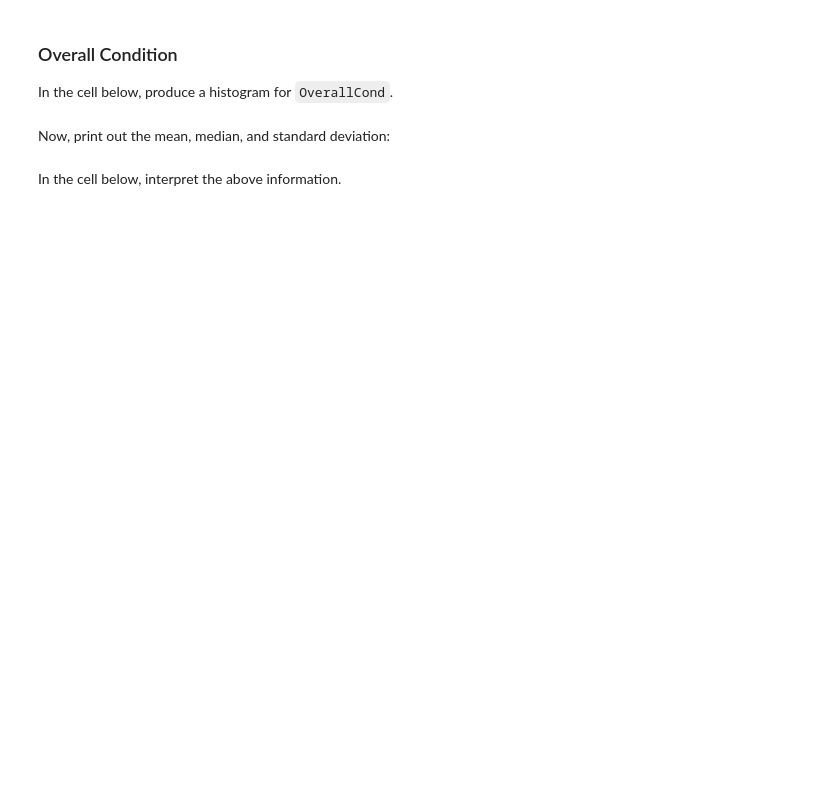
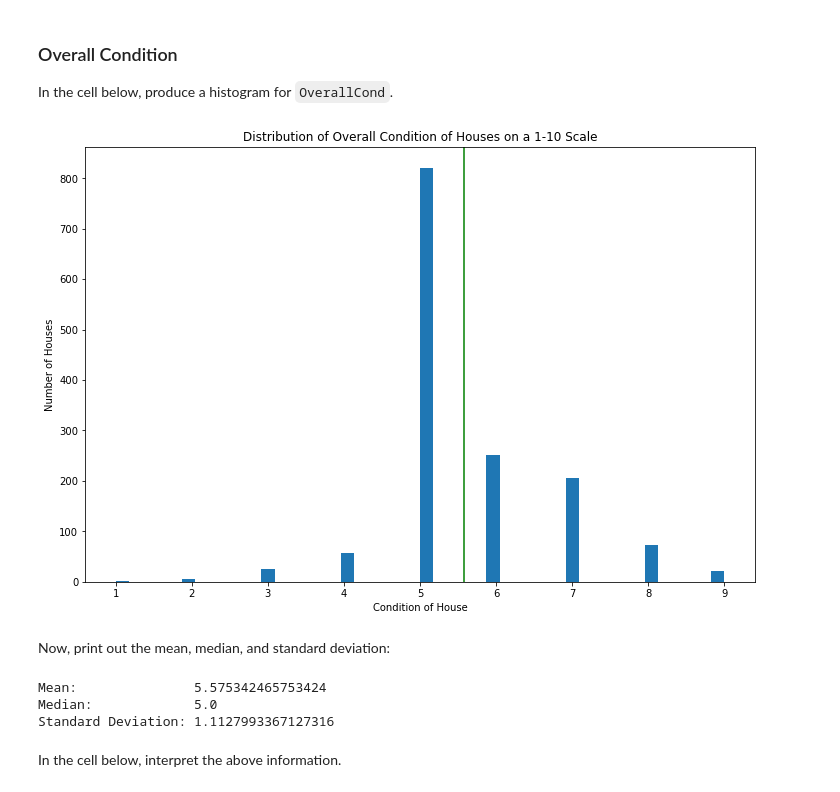
Before and after one commit to KariukiBrian/dsc-pandas-eda-lab, a Jupyter notebook: index.ipynb, the cells around one changed output. Saved outputs shown, nothing was run; the diff lists cells and outputs as text; code cells hidden in the pictures; blank space fills up the shorter version.

```diff
--- a/index.ipynb
+++ b/index.ipynb
@@ -241,2 +269,16 @@ In the cell below, produce a histogram for `OverallCond`.
+# %%
+# Your code here
+
+# We are again reusing the same function
+
+plot_hist(
+    df,
+    "OverallCond",
+    "Distribution of Overall Condition of Houses on a 1-10 Scale",
+    "Condition of House",
+    "Number of Houses"
+)
+# %% [output]
+[figure, added]
 # %% [markdown]
 Now, print out the mean, median, and standard deviation:
@@ -245,2 +285,8 @@ Now, print out the mean, median, and standard deviation:
+# %%
+print_stats(df, "OverallCond")
+# %% [output]
+Mean:               5.575342465753424
+Median:             5.0
+Standard Deviation: 1.1127993367127316
 # %% [markdown]
 In the cell below, interpret the above information.
```
Also changed, not shown: parts of 21 cells of this notebook.
